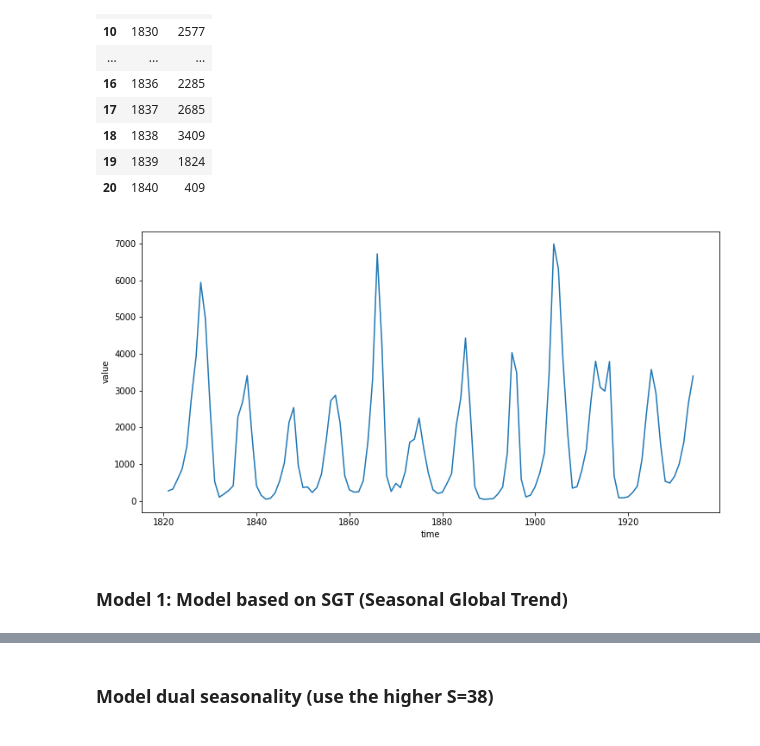
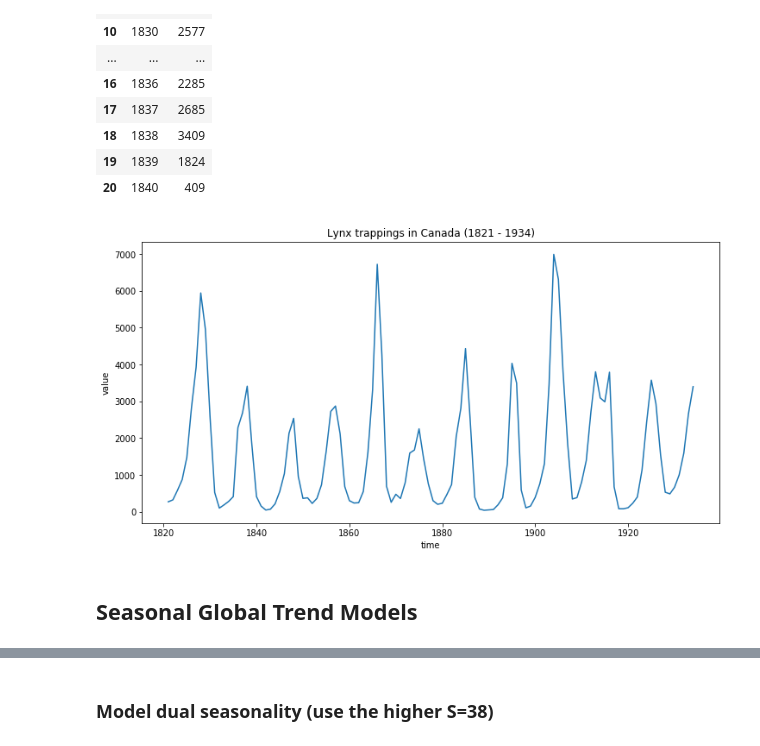
Before and after one commit to pyro-ppl/sandbox, a Jupyter notebook: 2019-08-time-series/time_series_sgt.ipynb, the cells around one changed output, grey strips where cells are left out. Saved outputs shown, nothing was run; the diff lists cells and outputs as text; code cells hidden in the pictures.

```diff
--- a/2019-08-time-series/time_series_sgt.ipynb
+++ b/2019-08-time-series/time_series_sgt.ipynb
@@ -46,8 +63,8 @@ lynx[:20]
 # %%
 y = torch.tensor(lynx["value"].values, dtype=torch.float32)
 y_train = y[:-30]
-sns.lineplot('time', 'value', data=lynx);
+sns.lineplot('time', 'value', data=lynx).set_title('Lynx trappings in Canada (1821 - 1934)');
 # %% [output]
-[figure, old version]
+[figure, new version]
 # %% [markdown]
-### Model 1: Model based on SGT (Seasonal Global Trend)
+## Seasonal Global Trend Models
```
Also changed, not shown: parts of 67 cells of this notebook.
